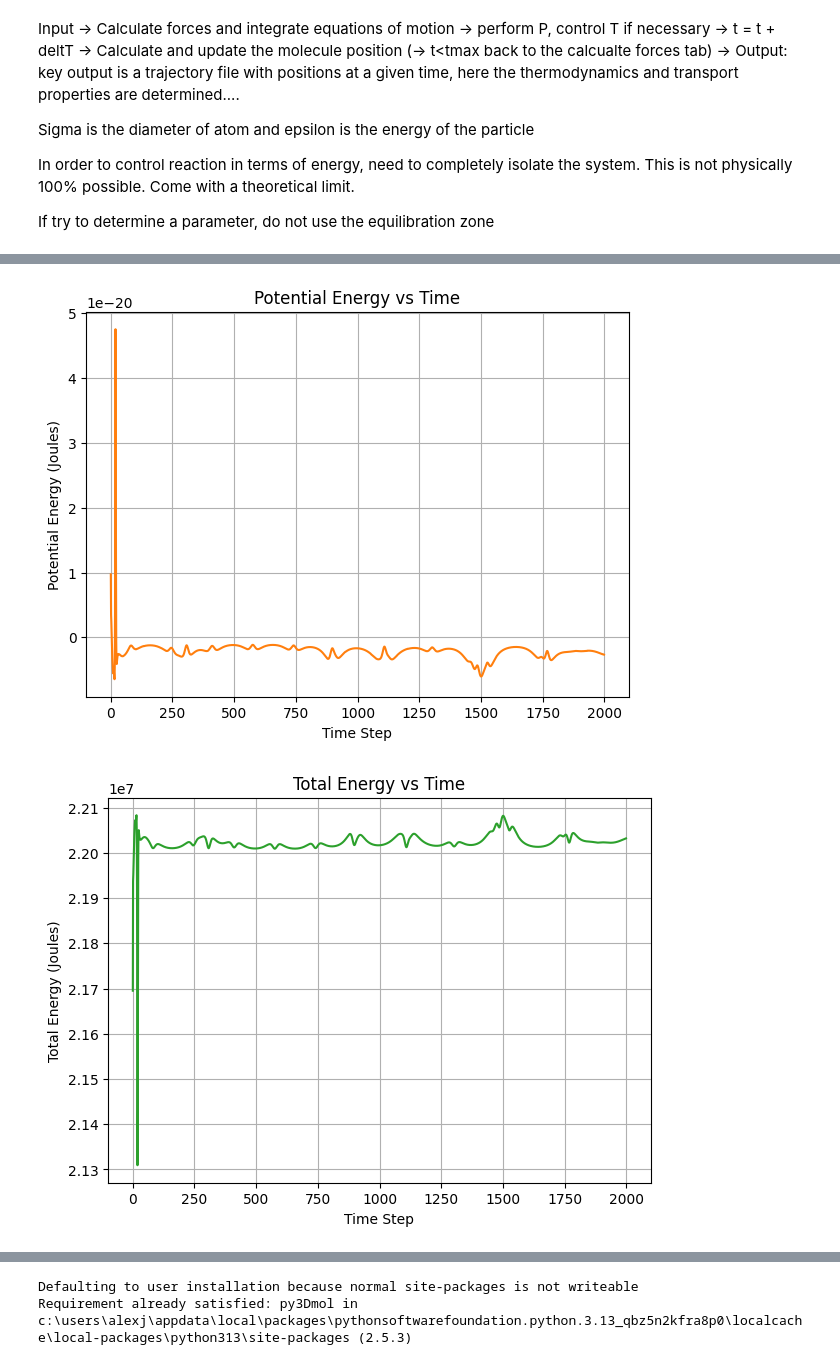
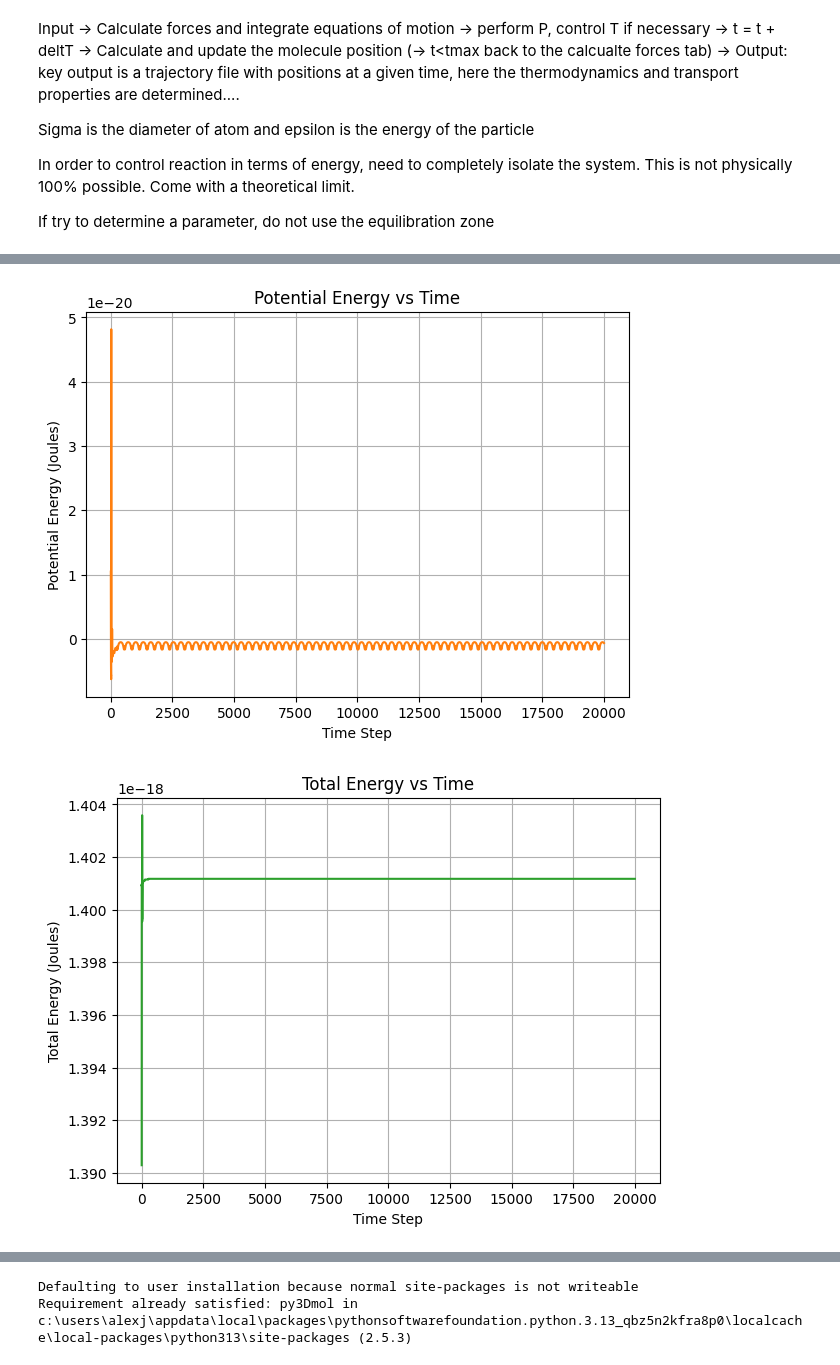
Before and after one commit to AlexPooley7/Multiscale-Modelling, a Jupyter notebook: CE20248/HandsOn1/hands_on1_md_Dimensional.ipynb, the cells around one changed output, grey strips where cells are left out. Saved outputs shown, nothing was run; the diff lists cells and outputs as text; code cells hidden in the pictures.

Commit message:
working Aargon

```diff
--- a/CE20248/HandsOn1/hands_on1_md_Dimensional.ipynb
+++ b/CE20248/HandsOn1/hands_on1_md_Dimensional.ipynb
@@ -21,17 +21,22 @@ def F_LJ(r, sigma, epsilon): # Function to calculate force magnitude
 # %%
 N = 10 # number of particles
-nsteps = 2000 # number of integration steps, where dt=0.005tau and tau = sigma*sqrt(mass/epsilon)
+nsteps = 20000 # number of integration steps, where dt=0.005tau and tau = sigma*sqrt(mass/epsilon)
 sigma = 3.405 * 10**-10
 epsilon = 1.65 * 10**-21
-L = 5.0 * sigma # box length (in reduced LJ units)
-mass_atom = 6.63e-26 # Mass of one Aargon atom
+L = 5.0 * sigma # box length, DOES THIS NEED TO BE REDUCED?
+mass_atom = 6.63e-26 # Mass of one Aargon atom [kg]
 tau = sigma * np.sqrt(mass_atom / epsilon) # Tau calculation
 dt = 0.005 * tau  # reduced time step * tau (dt* = 0.005)
 
 np.random.seed(1) # Sets a random seed up
 positions = np.random.rand(N, 3) * L # uniform initial positions, and then scaled by L to fit in the box properly (10 x 3 matrix)
-velocities = np.random.randn(N, 3) # random velocities (normal distribution) (10 x 3 matrix)
-velocities -= velocities.mean(axis=0) # remove centre-of-mass drift, subtracts from all velocities to ensure doesnt drift through space
+
+kB = 1.380649e-23  # J/K
+T = 120  # Kelvin for liquid argon
+std = np.sqrt(kB * T / mass_atom)
+
+velocities = np.random.normal(0, std, (N,3)) # Calculates intial velocity on maxwell distribution
+velocities -= velocities.mean(axis=0)  # remove drift
 # %%
 rc = 2.5 * sigma # reduced cutoff (no tail corrections), take as theres no interactions when th distance between the particles is this long
 
@@ -73,7 +79,7 @@ for step in range(nsteps): # Will fun for amount of steps (2000 originally)
     velocities += 0.5 * (forces/mass_atom) * dt # As above...
 
     # energies in reduced units
-    kin = 0.5 * np.sum(velocities**2) # m* = 1, from og kinetic equation, take into acount all particles
+    kin = 0.5 * mass_atom * np.sum(velocities**2) # m* = 1, from og kinetic equation, take into acount all particles
     KE.append(kin); PE.append(pot); TE.append(kin + pot)
     if step % save_stride == 0:
         traj.append(positions.copy()) # avoid aliasing
@@ -120,2 +126,2 @@ plt.show()
-[figure, old version]
+[figure, new version]
-[figure, old version]
+[figure, new version]
```
Also changed, not shown: parts of 4 cells of this notebook, 3 other files.
